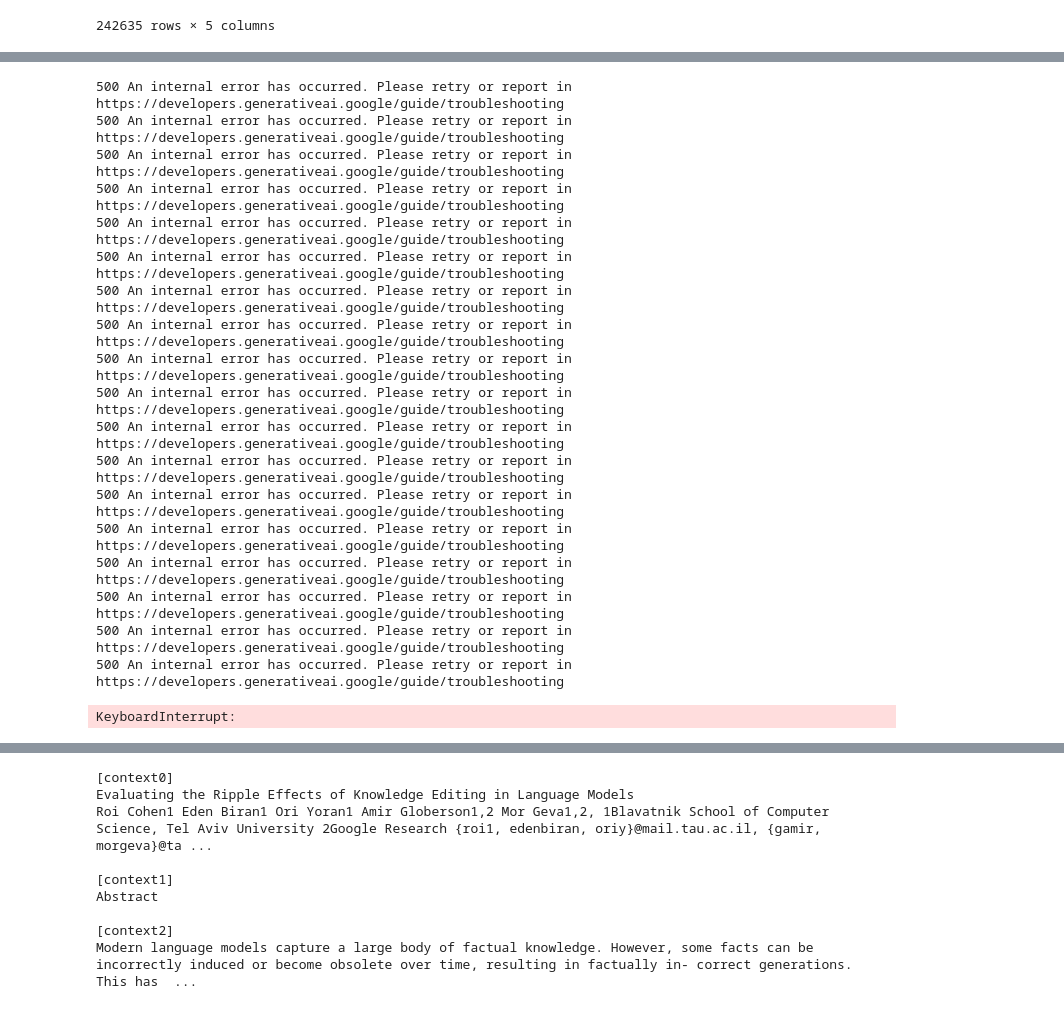
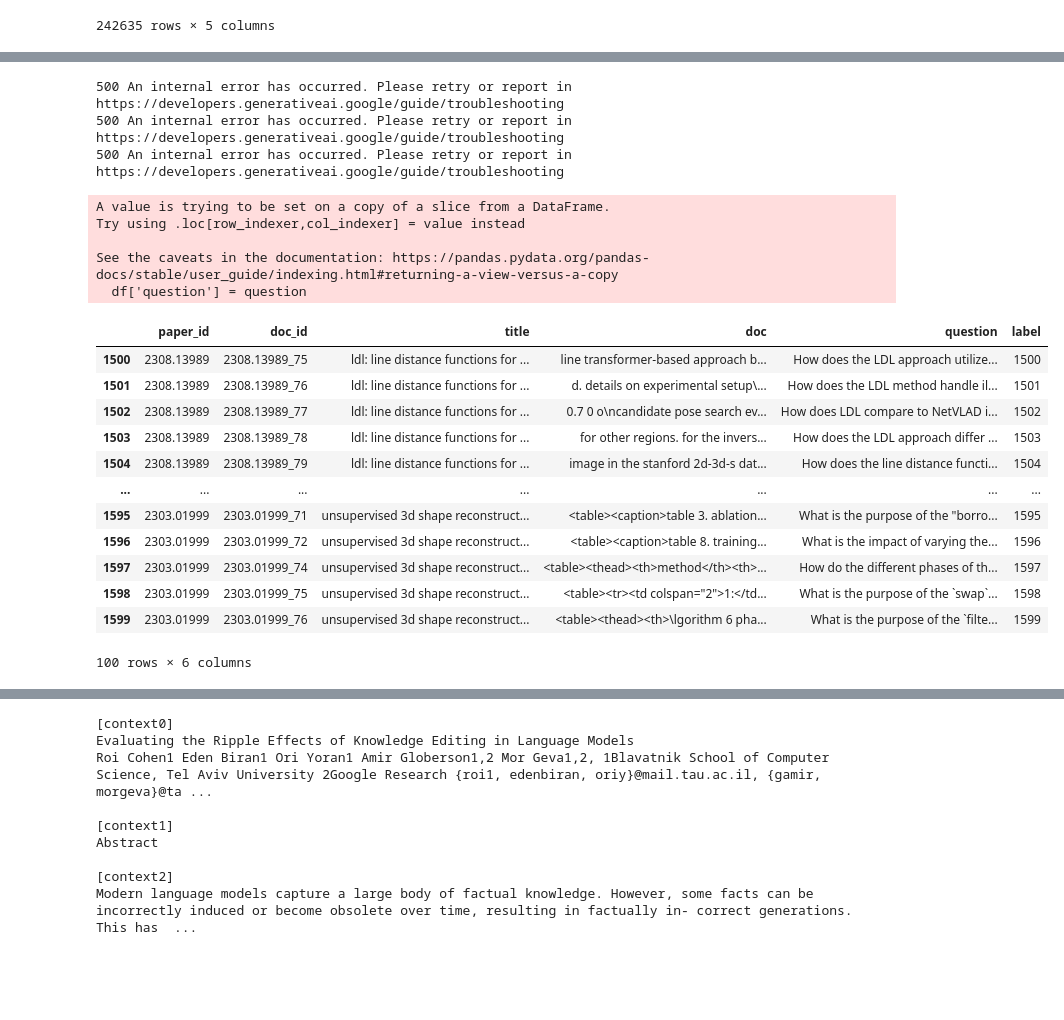
Before and after one commit to qcqced123/arxiv_qa, a Jupyter notebook: test.ipynb, the cells around one changed output, grey strips where cells are left out. Saved outputs shown, nothing was run; the diff lists cells and outputs as text; code cells hidden in the pictures; blank space fills up the shorter version.

```diff
--- a/test.ipynb
+++ b/test.ipynb
@@ -102,26 +162,28 @@ df
 # %%
-df = df[1500:2000]
+df = df[1500:1600]
 question = [google_gemini_api(title=row['title'], context=row['doc'], foundation_model='gemini-1.5-flash') for i, row in tqdm(df.iterrows(), total=len(df))]
 df['question'] = question
 df
 # %% [output]
 500 An internal error has occurred. Please retry or report in https://developers.generativeai.google/guide/troubleshooting
 500 An internal error has occurred. Please retry or report in https://developers.generativeai.google/guide/troubleshooting
 500 An internal error has occurred. Please retry or report in https://developers.generativeai.google/guide/troubleshooting
-500 An internal error has occurred. Please retry or report in https://developers.generativeai.google/guide/troubleshooting
-500 An internal error has occurred. Please retry or report in https://developers.generativeai.google/guide/troubleshooting
-500 An internal error has occurred. Please retry or report in https://developers.generativeai.google/guide/troubleshooting
-500 An internal error has occurred. Please retry or report in https://developers.generativeai.google/guide/troubleshooting
-500 An internal error has occurred. Please retry or report in https://developers.generativeai.google/guide/troubleshooting
-500 An internal error has occurred. Please retry or report in https://developers.generativeai.google/guide/troubleshooting
-500 An internal error has occurred. Please retry or report in https://developers.generativeai.google/guide/troubleshooting
-500 An internal error has occurred. Please retry or report in https://developers.generativeai.google/guide/troubleshooting
-500 An internal error has occurred. Please retry or report in https://developers.generativeai.google/guide/troubleshooting
-500 An internal error has occurred. Please retry or report in https://developers.generativeai.google/guide/troubleshooting
-500 An internal error has occurred. Please retry or report in https://developers.generativeai.google/guide/troubleshooting
-500 An internal error has occurred. Please retry or report in https://developers.generativeai.google/guide/troubleshooting
-500 An internal error has occurred. Please retry or report in https://developers.generativeai.google/guide/troubleshooting
-500 An internal error has occurred. Please retry or report in https://developers.generativeai.google/guide/troubleshooting
-500 An internal error has occurred. Please retry or report in https://developers.generativeai.google/guide/troubleshooting
-KeyboardInterrupt:
+A value is trying to be set on a copy of a slice from a DataFrame.
+Try using .loc[row_indexer,col_indexer] = value instead
+
+See the caveats in the documentation: https://pandas.pydata.org/pandas-docs/stable/user_guide/indexing.html#returning-a-view-versus-a-copy
+  df['question'] = question
+|  | paper_id | doc_id | title | doc | question | label |
+| 1500 | 2308.13989 | 2308.13989_75 | ldl: line distance functions for ... | line transformer-based approach b... | How does the LDL approach utilize... | 1500 |
+| 1501 | 2308.13989 | 2308.13989_76 | ldl: line distance functions for ... | d. details on experimental setup\... | How does the LDL method handle il... | 1501 |
+| 1502 | 2308.13989 | 2308.13989_77 | ldl: line distance functions for ... | 0.7 0 o\ncandidate pose search ev... | How does LDL compare to NetVLAD i... | 1502 |
+| 1503 | 2308.13989 | 2308.13989_78 | ldl: line distance functions for ... | for other regions. for the invers... | How does the LDL approach differ ... | 1503 |
+| 1504 | 2308.13989 | 2308.13989_79 | ldl: line distance functions for ... | image in the stanford 2d-3d-s dat... | How does the line distance functi... | 1504 |
+| ... | ... | ... | ... | ... | ... | ... |
+| 1595 | 2303.01999 | 2303.01999_71 | unsupervised 3d shape reconstruct... | <table><caption>table 3. ablation... | What is the purpose of the "borro... | 1595 |
+| 1596 | 2303.01999 | 2303.01999_72 | unsupervised 3d shape reconstruct... | <table><caption>table 8. training... | What is the impact of varying the... | 1596 |
+| 1597 | 2303.01999 | 2303.01999_74 | unsupervised 3d shape reconstruct... | <table><thead><th>method</th><th>... | How do the different phases of th... | 1597 |
+| 1598 | 2303.01999 | 2303.01999_75 | unsupervised 3d shape reconstruct... | <table><tr><td colspan="2">1:</td... | What is the purpose of the `swap`... | 1598 |
+| 1599 | 2303.01999 | 2303.01999_76 | unsupervised 3d shape reconstruct... | <table><thead><th>\lgorithm 6 pha... | What is the purpose of the `filte... | 1599 |
+100 rows × 6 columns
 # %%
```
Also changed, not shown: parts of 7 cells of this notebook, 11 other files.
